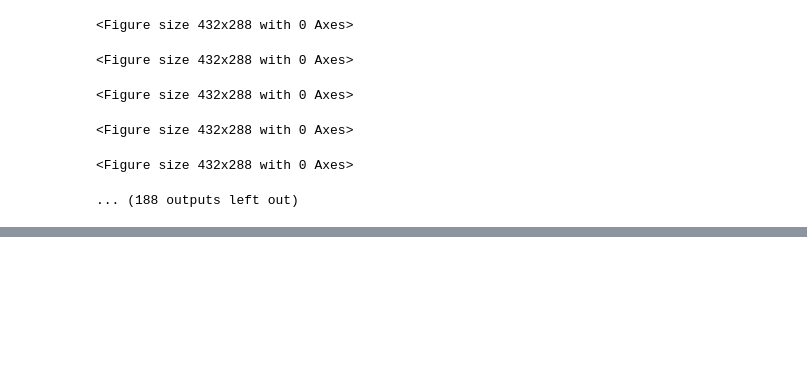
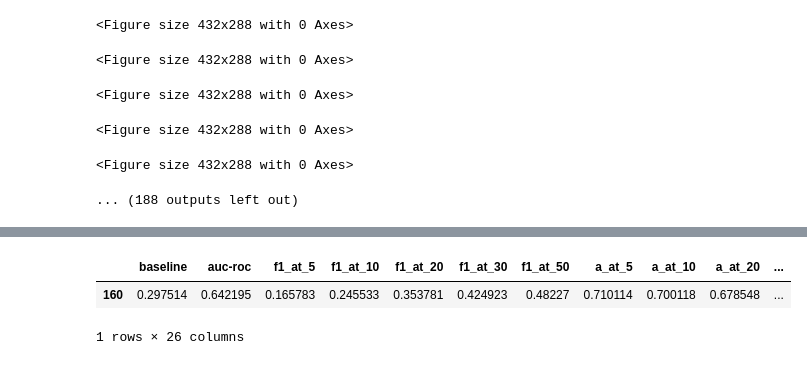
Before and after one commit to jamjensen/ml-pub-policy, a Jupyter notebook: hw3/hw3-notebook.ipynb, the cells around one changed output, grey strips where cells are left out. Drawn from its saved outputs; the diff is of its cells as text; code cells hidden in the pictures; blank space fills up the shorter version.

```diff
--- a/hw3/hw3-notebook.ipynb
+++ b/hw3/hw3-notebook.ipynb
@@ -347,0 +285,6 @@ output
+# %%
+output.iloc[160,7:].to_frame().transpose()
+# %% [output]
+|  | baseline | auc-roc | f1_at_5 | f1_at_10 | f1_at_20 | f1_at_30 | f1_at_50 | a_at_5 | a_at_10 | a_at_20 | ... |
+| 160 | 0.297514 | 0.642195 | 0.165783 | 0.245533 | 0.353781 | 0.424923 | 0.48227 | 0.710114 | 0.700118 | 0.678548 | ... |
+1 rows × 26 columns
```
Also changed, not shown: parts of 11 cells of this notebook.
